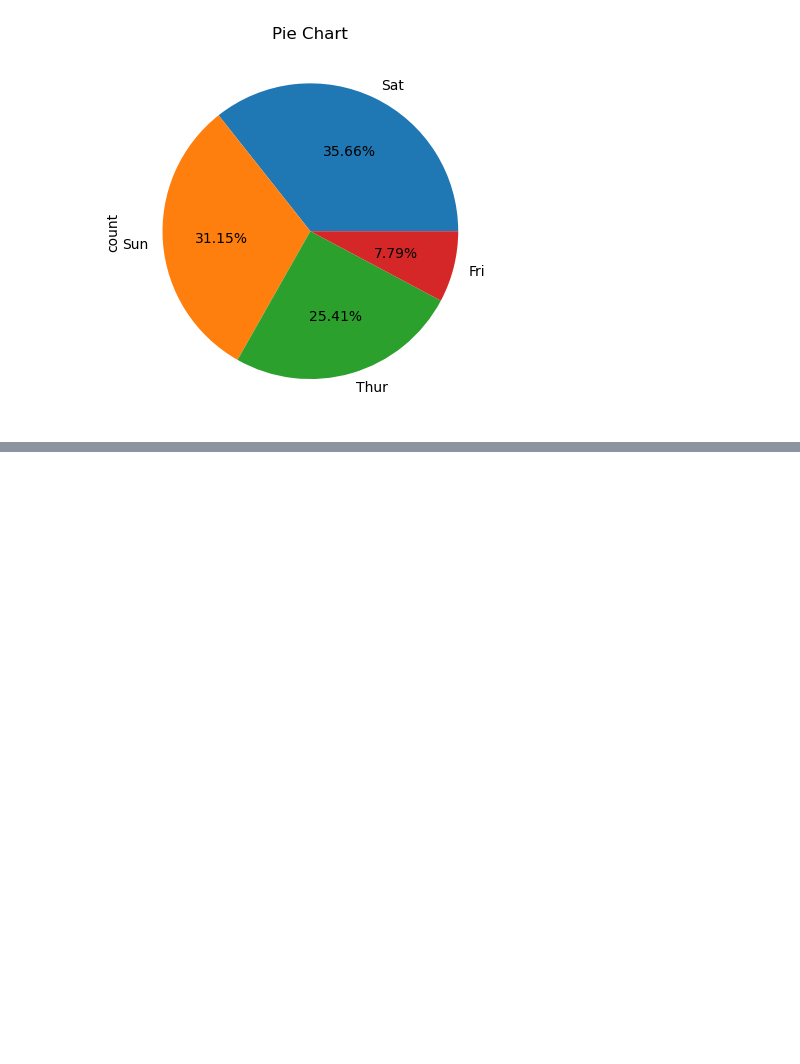
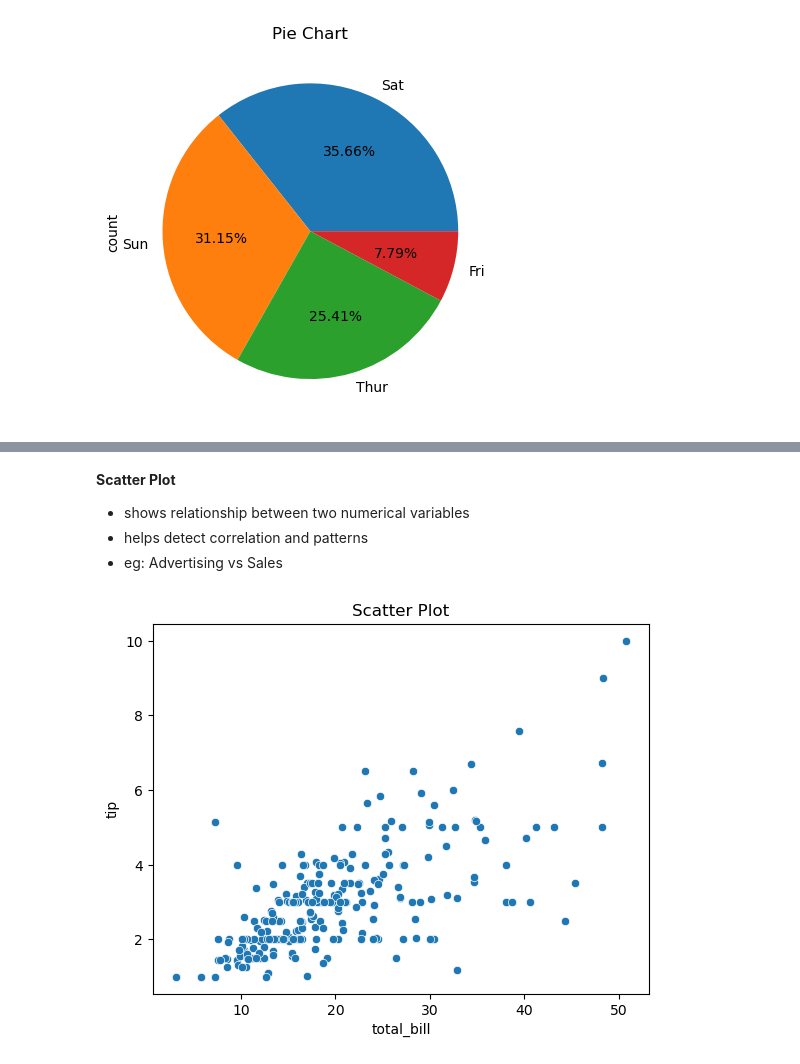
Before and after one commit to Kavya132003/Machine-Learning-with-Python, a Jupyter notebook: Data Visualization Matplotlib and Seaborn (4th June 2026).ipynb, the cells around one changed output, grey strips where cells are left out. Cells and saved outputs as stored; diff of their text form; code cells hidden in the pictures; blank space fills up the shorter version.

```diff
--- a/Data Visualization Matplotlib and Seaborn (4th June 2026).ipynb
+++ b/Data Visualization Matplotlib and Seaborn (4th June 2026).ipynb
@@ -179,0 +211,11 @@ plt.show()
+# %% [markdown]
+**Scatter Plot**
+* shows relationship between two numerical variables
+* helps detect correlation and patterns
+* eg: Advertising vs Sales
+# %%
+sns.scatterplot(x='total_bill', y='tip',data=df)
+plt.title("Scatter Plot")
+plt.show()
+# %% [output]
+[figure, added]
```
Also changed, not shown: parts of 14 cells of this notebook, 1 other file.
